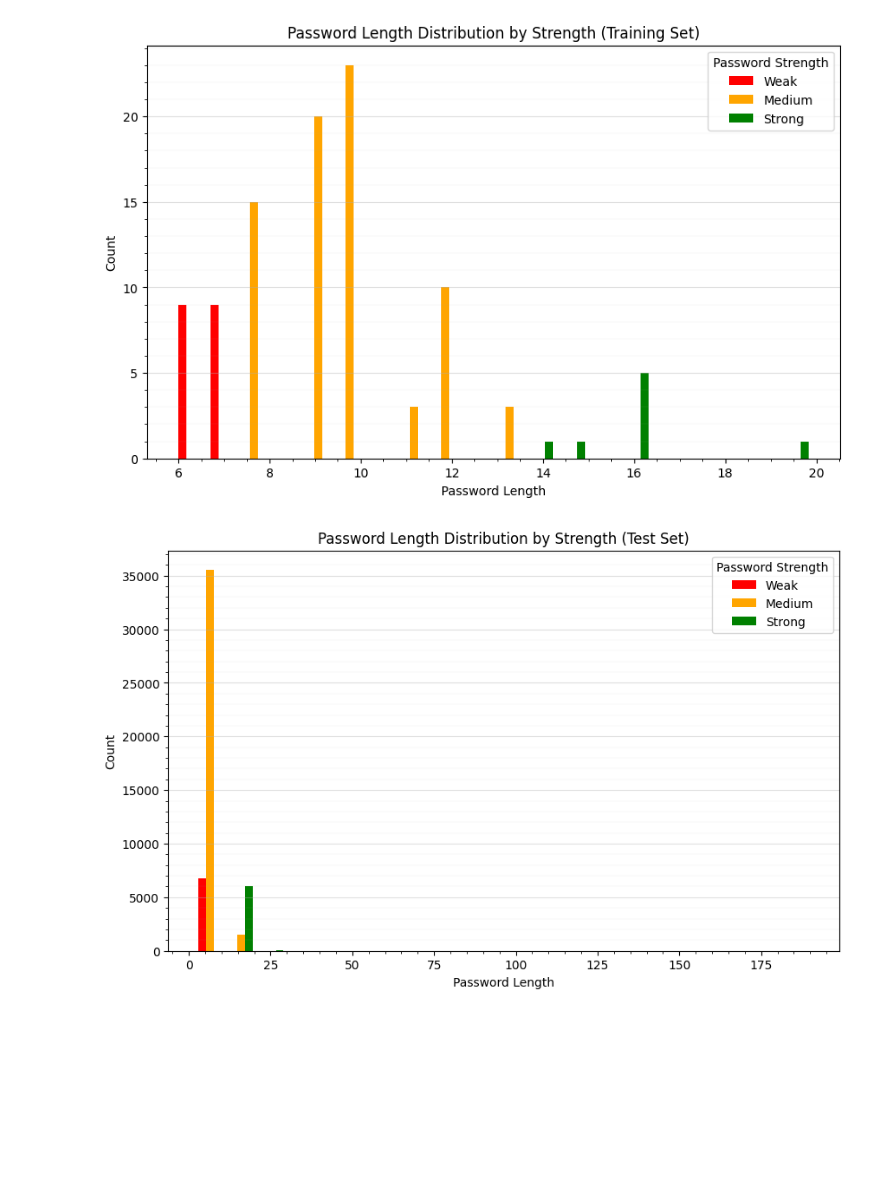
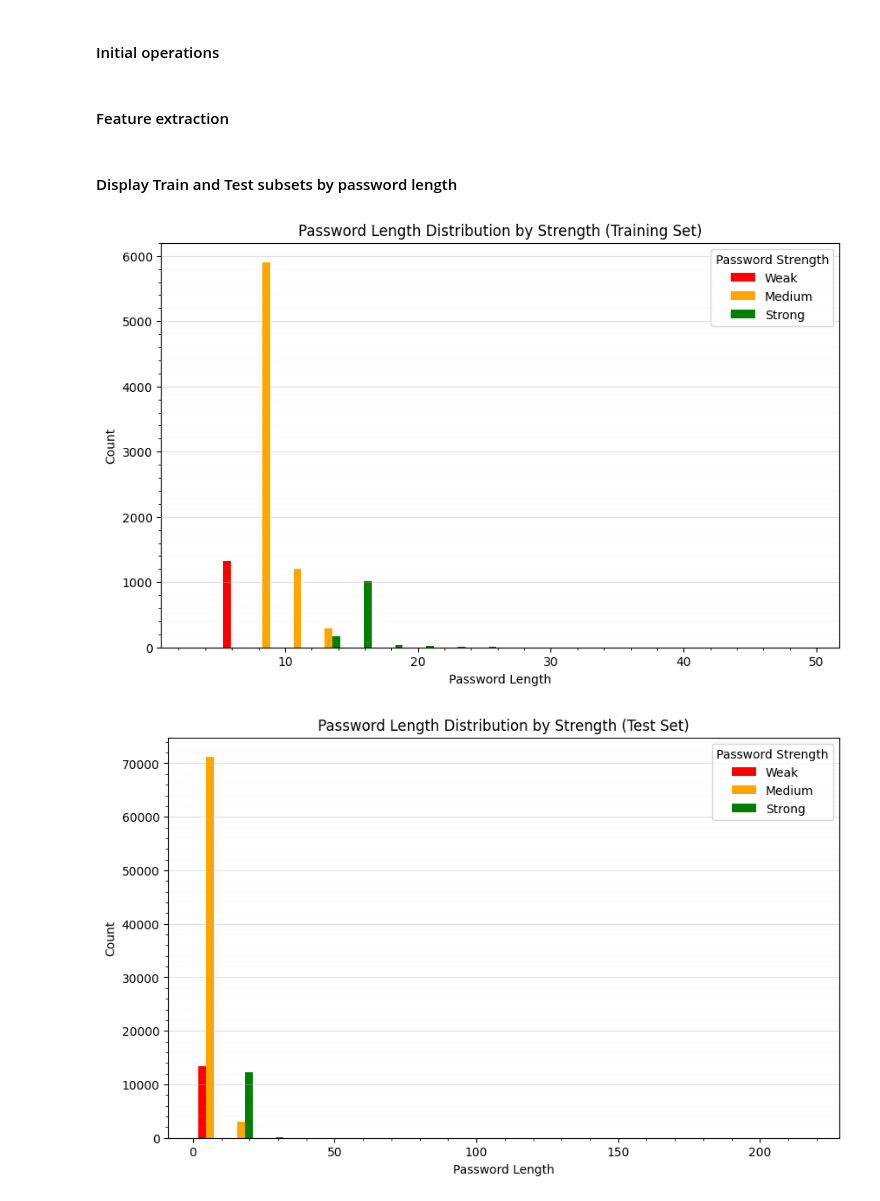
Before and after one commit to giopresenti98/ML-Project, a Jupyter notebook: project.ipynb, the cells around one changed output. Saved outputs shown, nothing was run; the diff lists cells and outputs as text; code cells hidden in the pictures; blank space fills up the shorter version.

```diff
--- a/project.ipynb
+++ b/project.ipynb
@@ -1,16 +8,20 @@
+# %% [markdown]
+#### Initial operations
 # %%
 import pandas as pd
 import os
 
-N_TRAIN = 100
-N_TEST = 50000  # n_test = len(data) - n_train
+# Constants to define the number of training and testing samples
+N_TRAIN = 10000
+N_TEST = 100000  # n_test = len(data) - n_train
 
 
 # Load the dataset
 dirname = os.getcwd()
 filename = os.path.join(dirname, "Dataset/data.csv")
 data = pd.read_csv(filename, on_bad_lines="skip")
-# print(data)
+# %% [markdown]
+#### Feature extraction
 # %%
 import numpy as np
 
@@ -100,45 +83,53 @@ def feature_extractor(data, n_train, n_test):
 xtr, ytr, xts, yts = feature_extractor(data, N_TRAIN, N_TEST)
+# %% [markdown]
+#### Display Train and Test subsets by password length
 # %%
 import matplotlib.pyplot as plt
 
 
-def plot_dataset(x, y, bins=20, title="Password Length Distribution by Strength"):
+def plot_dataset(x, y, title, bins=20):
     """
-    Plots the distribution of password lengths grouped by strength as grouped bars.
-    x: feature matrix (password length should be the first column)
-    y: strength labels
+    Plots the distribution of password lengths grouped by their strength categories.
+    Parameters:
+        x (np.ndarray): 2D array where the first column contains password lengths.
+        y (np.ndarray): 1D array of class labels corresponding to password strength for each sample in x.
+        title (str, optional): Title of the plot.
+        bins (int, optional): Number of bins to use for the histogram. Default is 20.
+
+    Displays:
+        A bar plot showing the distribution of password lengths for each strength class, with different colors and a legend.
     """
     plt.figure(figsize=(10, 6))
     classes = np.unique(y)
     colors = ["red", "orange", "green", "blue", "purple", "cyan", "magenta"]
     all_lengths = x[:, 0]
     bin_edges = np.histogram_bin_edges(all_lengths, bins=bins)
     width = (bin_edges[1] - bin_edges[0]) / (len(classes) + 1)
     legend_names = ["Weak", "Medium", "Strong"]
     for i, k in enumerate(classes):
         lengths = x[y == k, 0]
         hist, _ = np.histogram(lengths, bins=bin_edges)
         plt.bar(
             bin_edges[:-1] + i * width,
             hist,
             width=width,
             color=colors[i % len(colors)],
             align="edge",
             label=legend_names[i],
         )
 
     plt.xlabel("Password Length")
     plt.ylabel("Count")
     plt.title(title)
     plt.legend(title="Password Strength")
     plt.grid(axis="y", alpha=0.4)
     plt.minorticks_on()  # Enable minor ticks
     plt.grid(which="minor", axis="y", alpha=0.2, linewidth=0.3)  # Minor grid
     plt.show()
 
-
+# Plot the distributions of password lengths for training and test sets
 plot_dataset(xtr, ytr, title="Password Length Distribution by Strength (Training Set)")
 plot_dataset(xts, yts, title="Password Length Distribution by Strength (Test Set)")
 # %% [output]
-[figure, old version]
+[figure, new version]
-[figure, old version]
+[figure, new version]
```
Also changed, not shown: parts of 9 cells of this notebook, 3 other files.
